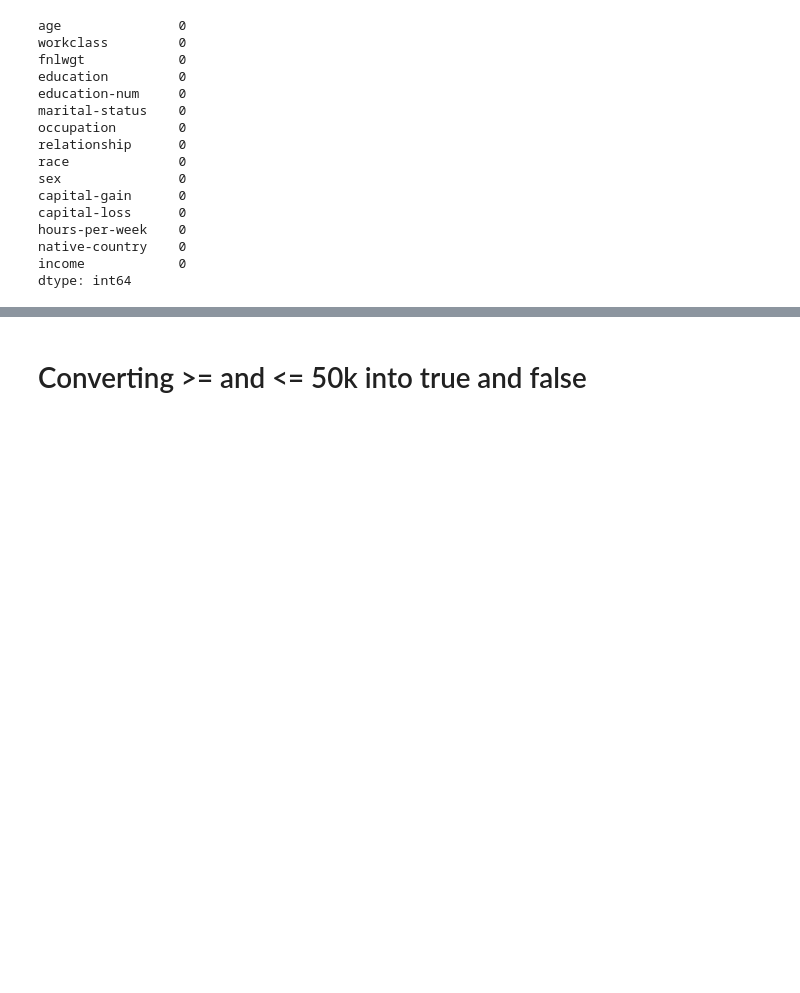
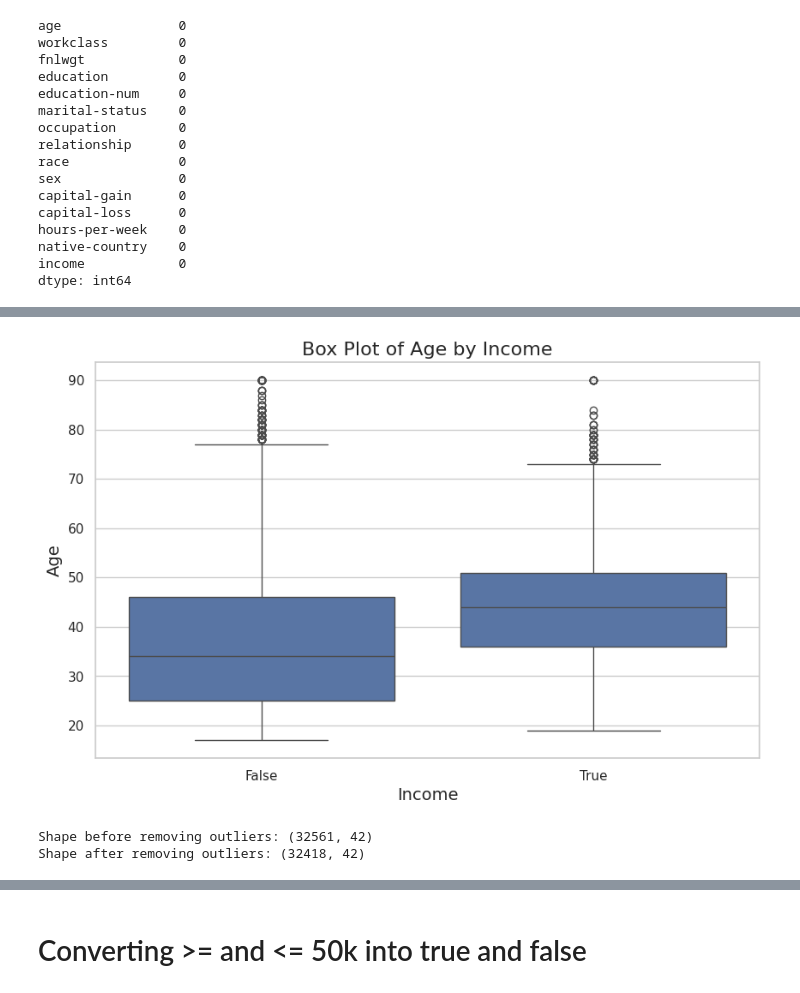
Before and after one commit to Esandu-Meth-Obadaarachchi/Predicting-income-of-employees, a Jupyter notebook: machine_learning_cw.ipynb, the cells around one changed output, grey strips where cells are left out. Cells and saved outputs as stored; diff of their text form; code cells hidden in the pictures; blank space fills up the shorter version.

```diff
--- a/machine_learning_cw.ipynb
+++ b/machine_learning_cw.ipynb
@@ -214,0 +228,41 @@ dtype: int64
+# %%
+import seaborn as sns
+import matplotlib.pyplot as plt
+
+# Set the style of the seaborn plots
+sns.set(style="whitegrid")
+
+# Create the box plot
+plt.figure(figsize=(10, 6))  # Set the figure size
+sns.boxplot(x='income', y='age', data=df)
+
+# Set the labels and title
+plt.xlabel('Income', fontsize=14)
+plt.ylabel('Age', fontsize=14)
+plt.title('Box Plot of Age by Income', fontsize=16)
+
+# Show the plot
+plt.show()
+# %% [output]
+[figure, added]
+# %%
+# Calculate the first quartile (Q1) and third quartile (Q3)
+Q1 = df['age'].quantile(0.25)
+Q3 = df['age'].quantile(0.75)
+
+# Calculate the interquartile range (IQR)
+IQR = Q3 - Q1
+
+# Define the lower and upper bounds to identify outliers
+lower_bound = Q1 - 1.5 * IQR
+upper_bound = Q3 + 1.5 * IQR
+
+# Filter out the outliers
+df_no_outliers = df[(df['age'] >= lower_bound) & (df['age'] <= upper_bound)]
+
+# Display the shape of the DataFrame before and after removing outliers
+print("Shape before removing outliers:", df.shape)
+print("Shape after removing outliers:", df_no_outliers.shape)
+# %% [output]
+Shape before removing outliers: (32561, 42)
+Shape after removing outliers: (32418, 42)
```
Also changed, not shown: parts of 10 cells of this notebook.
